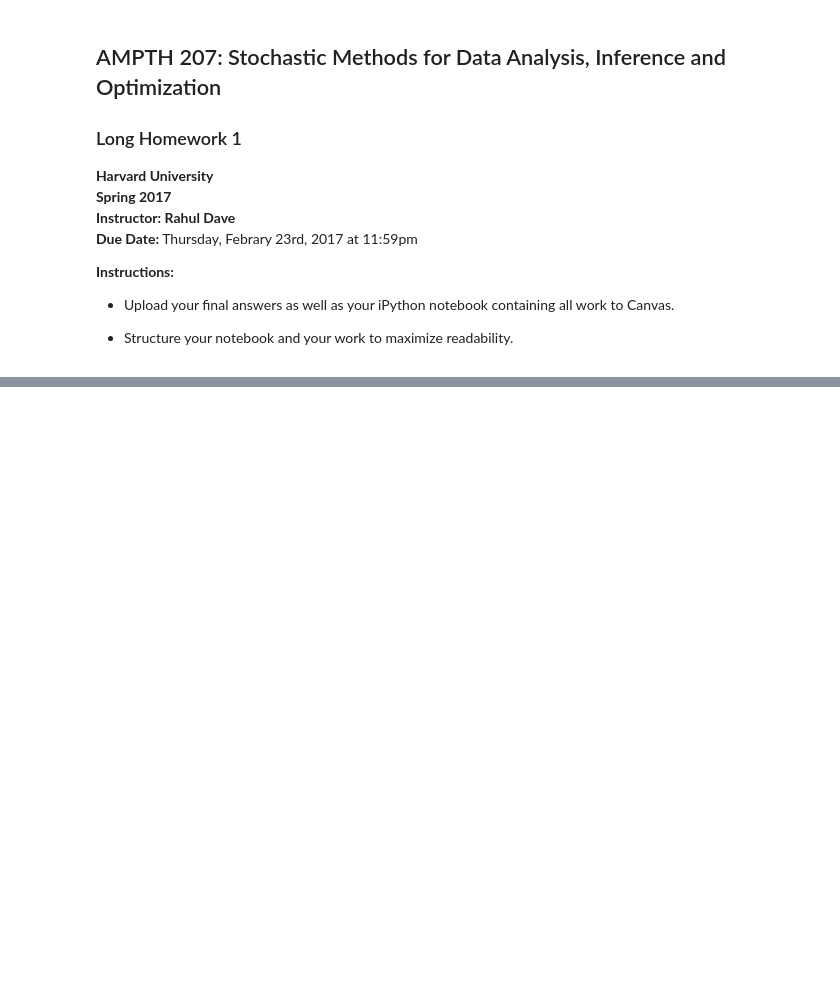
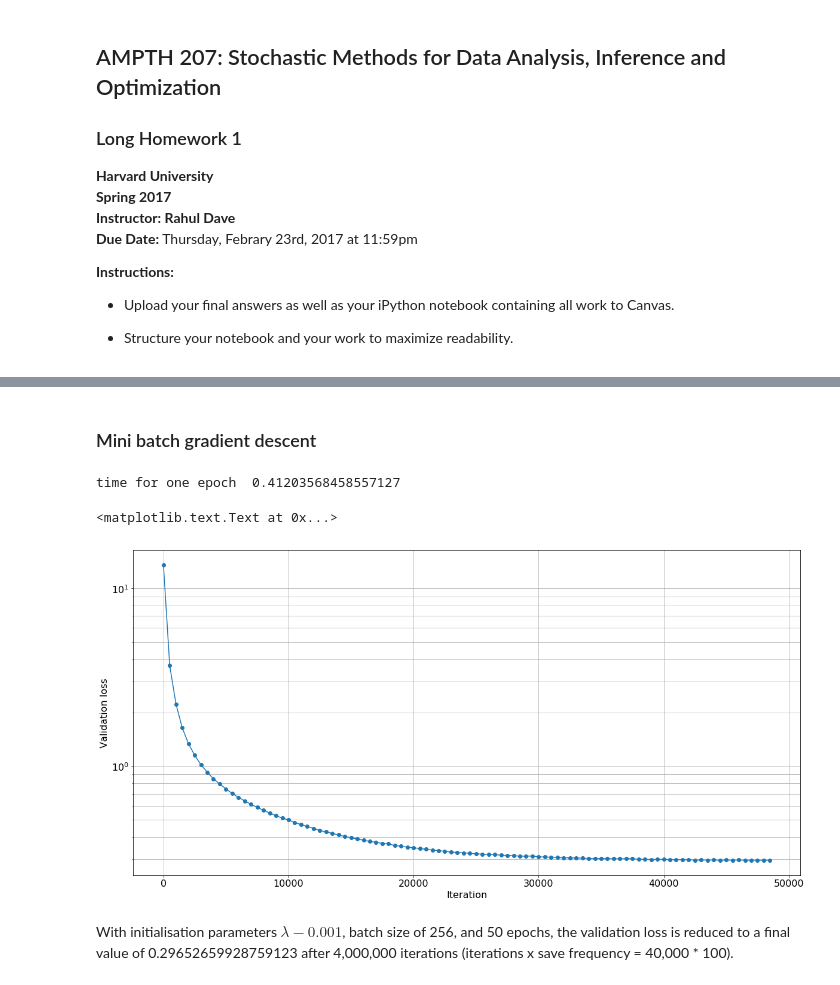
Before and after one commit to nikhilaravi/am207, a Jupyter notebook: Long_HW_1.ipynb, the cells around one changed output, grey strips where cells are left out. Cells and saved outputs as stored; diff of their text form; code cells hidden in the pictures; blank space fills up the shorter version.

```diff
--- a/Long_HW_1.ipynb
+++ b/Long_HW_1.ipynb
@@ -71,0 +82,2 @@ with gzip.open(dataset, 'rb') as f:
+# %% [markdown]
+### Mini batch gradient descent
@@ -71,0 +196,20 @@ with gzip.open(dataset, 'rb') as f:
+# %%
+batch_size = 256  # Size of minibatch
+n_epochs = 50
+error_train, error_valid, t, predict = train_logistic_network(0.001, n_epochs, batch_size)
+print('time for one epoch ', (t)/n_epochs)
+# %% [output]
+time for one epoch  0.41203568458557127
+# %%
+plt.figure(figsize=(20,10))
+plt.plot(500*arange(len(error_valid)),np.array(error_valid),marker='o')
+plt.yscale('log')
+plt.axis('tight')
+plt.grid(True, which='both')
+plt.xlabel('Iteration')
+plt.ylabel('Validation loss')
+# %% [output]
+<matplotlib.text.Text at 0x...>
+[figure, added]
+# %% [markdown]
+With initialisation parameters $\lambda - 0.001$, batch size of 256, and 50 epochs, the validation loss is reduced to a final value of 0.29652659928759123 after 4,000,000 iterations (iterations x save frequency = 40,000 * 100).
```
Also changed, not shown: parts of 20 cells of this notebook, 3 other files.
